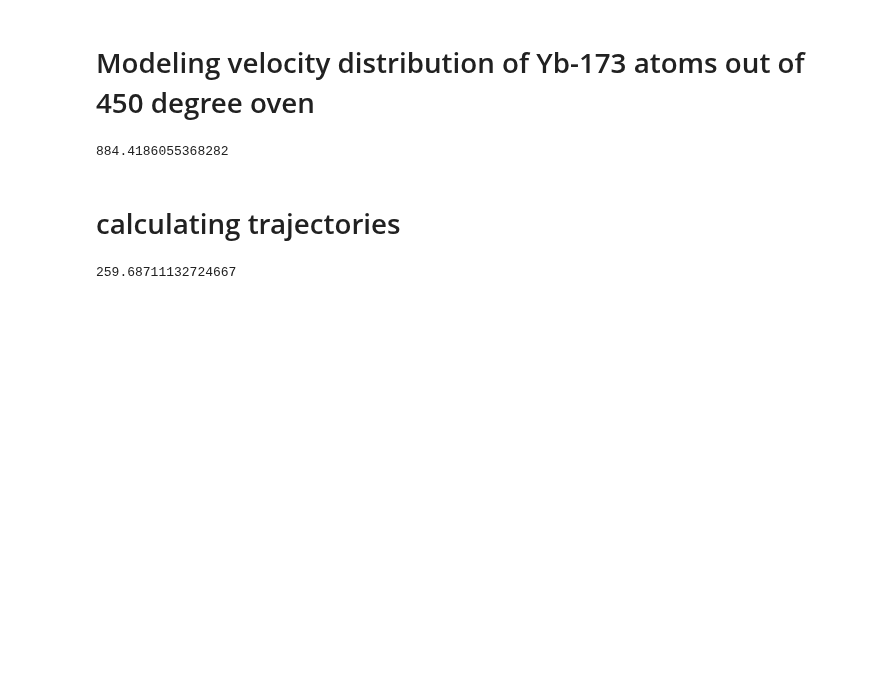
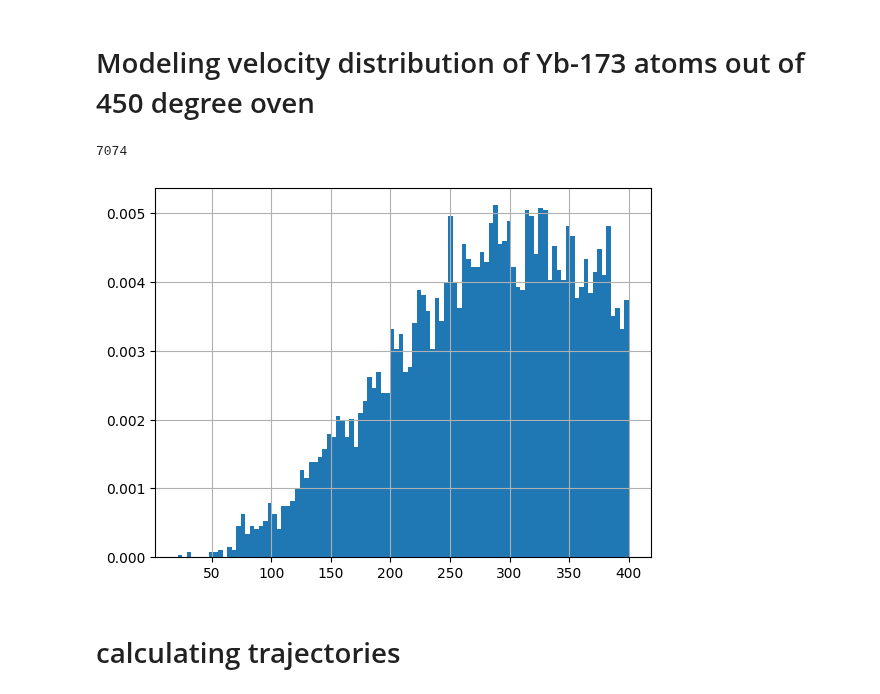
Before and after one commit to benfox4543/YB-zeeman-slower, a Jupyter notebook: zeeman slower_yb(fix after loosing good one).ipynb, the cells around one changed output. Cells and saved outputs as stored; diff of their text form; code cells hidden in the pictures; blank space fills up the shorter version.

```diff
--- a/zeeman slower_yb(fix after loosing good one).ipynb
+++ b/zeeman slower_yb(fix after loosing good one).ipynb
@@ -403,15 +401,14 @@ maxwell_boltzmann = MaxwellBoltzmann(a=0, name="Maxwell-Boltzmann")
 # %%
 size = 10000# Number of samples
 velocities = maxwell_boltzmann.rvs(size=size)
-
+velocities = [i for i in velocities if i < 400]
 # Display the sampled velocities
 print(len(velocities))
 plt.hist(velocities, bins=100, density=True)
 plt.grid()
+# %% [output]
+7074
+[figure, added]
-# %%
-max(velocities)
-# %% [output]
-884.4186055368282
 # %% [markdown]
 # calculating trajectories
 # %%
@@ -447,7 +444,3 @@ def simulate_trajectory(v_0, t_span,f_interp, mass_lab):
 
 
     return v_t, x_t, t
-# %%
-velocities[0]
-# %% [output]
-259.68711132724667
```
Also changed, not shown: parts of 24 cells of this notebook.
